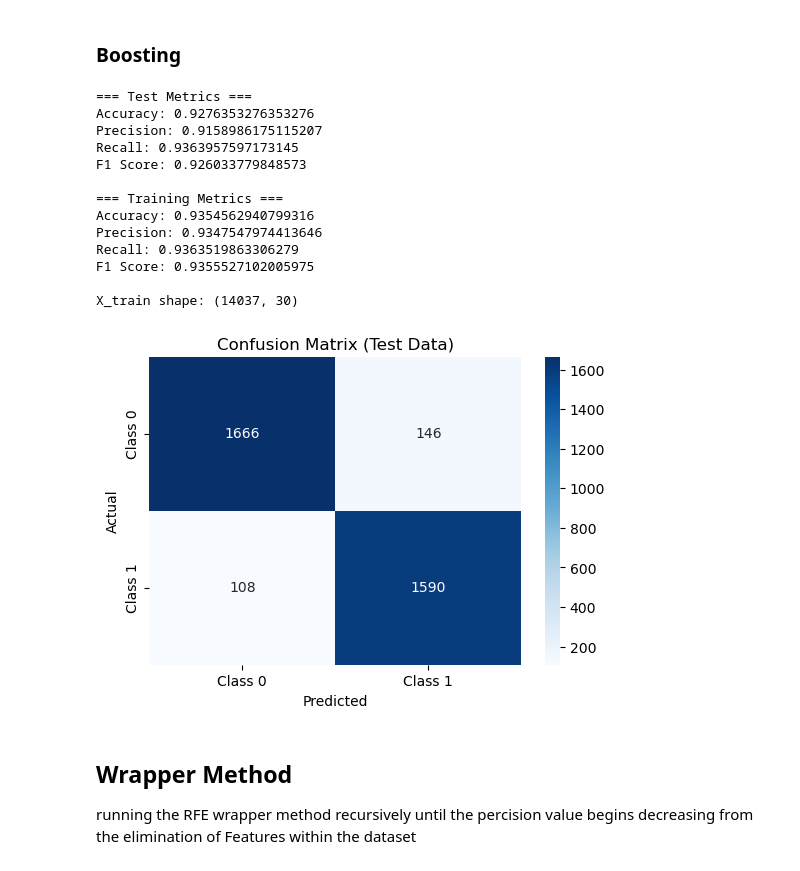
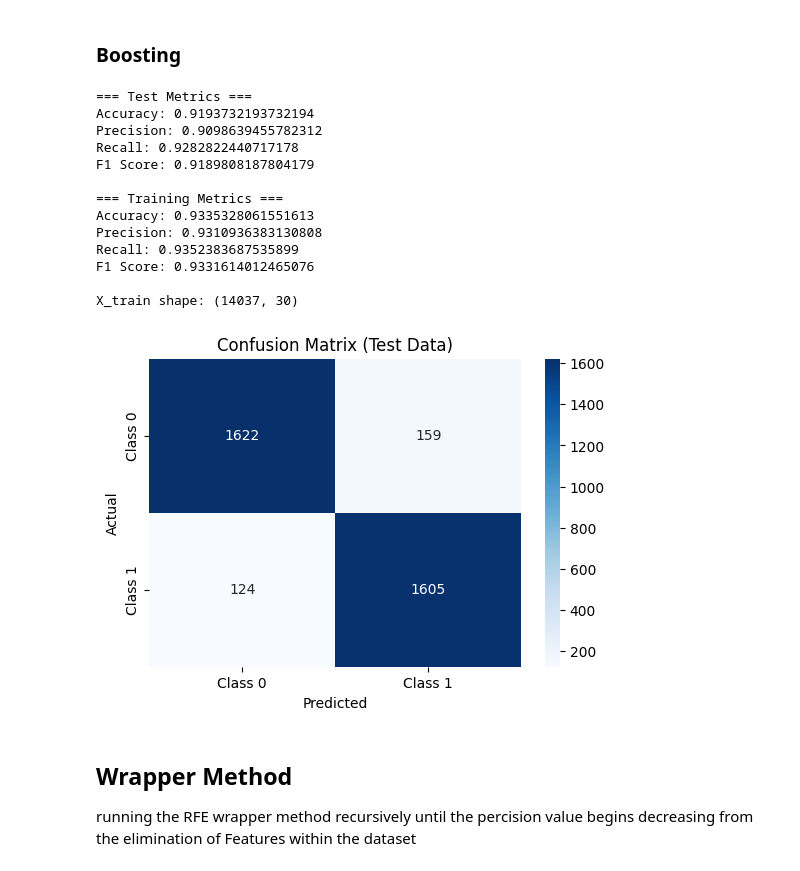
Before and after one commit to malangadan/Challengers, a Jupyter notebook: Challengers.ipynb, the cells around one changed output. Drawn from its saved outputs; the diff is of its cells as text; code cells hidden in the pictures.

```diff
--- a/Challengers.ipynb
+++ b/Challengers.ipynb
@@ -349,29 +392,29 @@ X_train shape: (14037, 30)
 # %%
 from sklearn.ensemble import AdaBoostClassifier
 # Use logistic model
-boosting_clf = AdaBoostClassifier(estimator=clf, n_estimators=100, algorithm="SAMME", random_state=0)
+boosting_clf = AdaBoostClassifier(estimator=clf, n_estimators=100, random_state=0)
 # Train
 boosting_clf.fit(X_train, y_train)
 # Predict
 y_pred_train = boosting_clf.predict(X_train)
 y_pred_test = boosting_clf.predict(X_test)
 # Evaluate
 evaluate_model(y_pred_test, y_pred_train)
 # %% [output]
 === Test Metrics ===
-Accuracy: 0.9276353276353276
-Precision: 0.9158986175115207
-Recall: 0.9363957597173145
-F1 Score: 0.926033779848573
+Accuracy: 0.9193732193732194
+Precision: 0.9098639455782312
+Recall: 0.9282822440717178
+F1 Score: 0.9189808187804179
 
 === Training Metrics ===
-Accuracy: 0.9354562940799316
-Precision: 0.9347547974413646
-Recall: 0.9363519863306279
-F1 Score: 0.9355527102005975
+Accuracy: 0.9335328061551613
+Precision: 0.9310936383130808
+Recall: 0.9352383687535899
+F1 Score: 0.9331614012465076
 
 X_train shape: (14037, 30)
-[figure, old version]
+[figure, new version]
 # %% [markdown]
 ## Wrapper Method
 running the RFE wrapper method recursively until the percision value begins decreasing from the elimination of Features within the dataset
```
Also changed, not shown: parts of 39 cells of this notebook.
